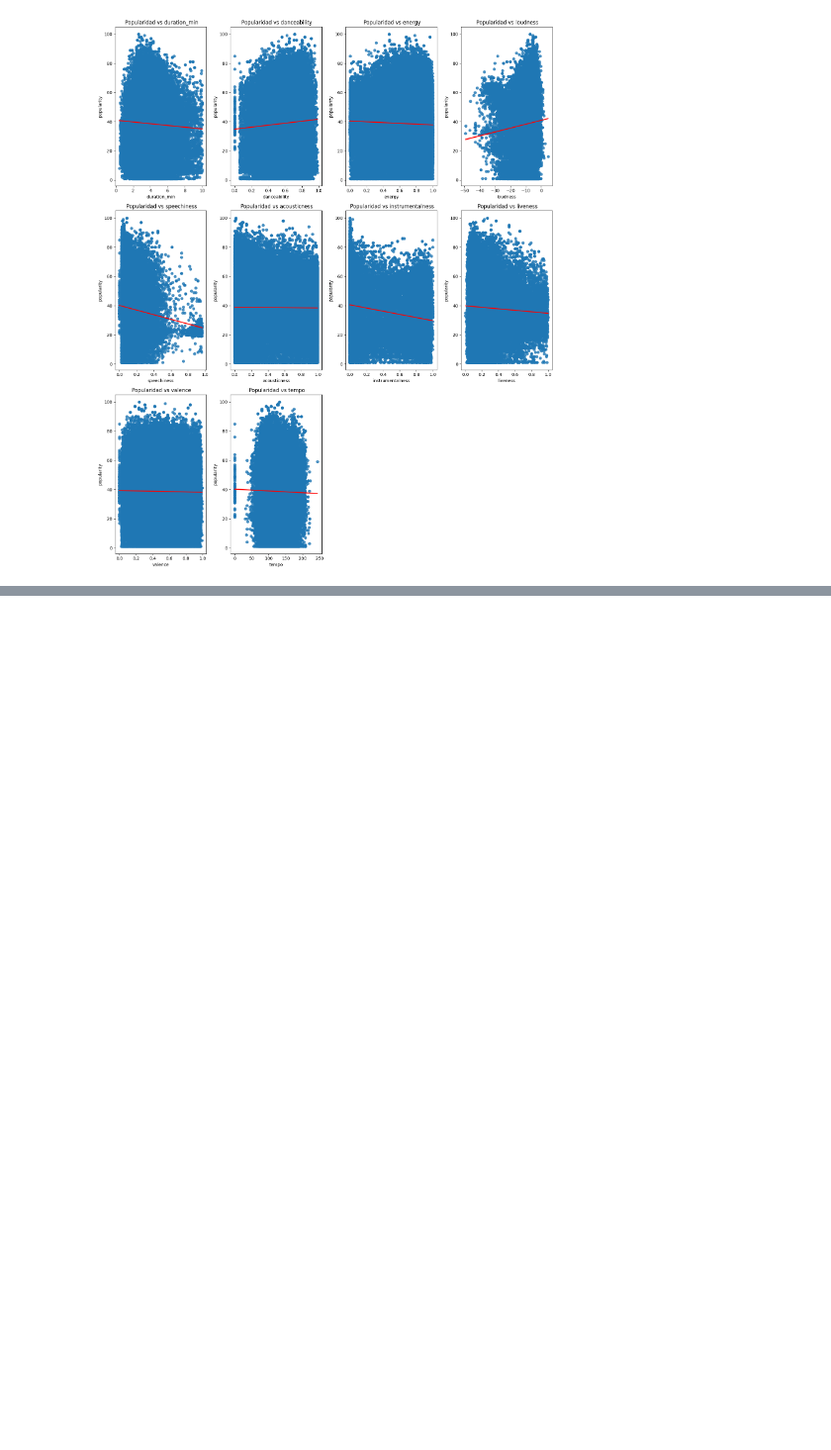
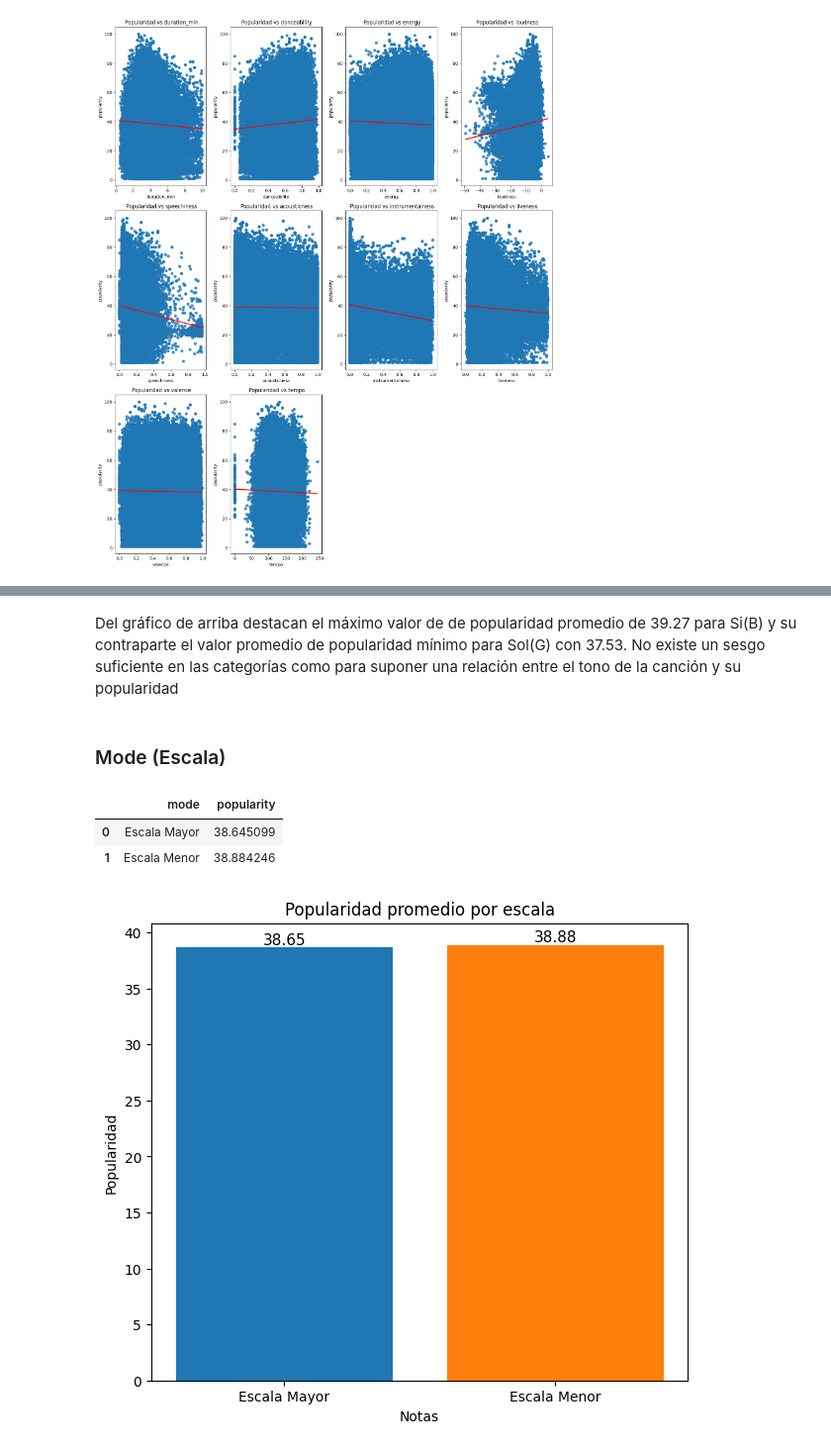
Before and after one commit to AEEM1993/Caso_Practico_Estadistica, a Jupyter notebook: caso_practico_v2.ipynb, the cells around one changed output, grey strips where cells are left out. Shown at 99% size. Cells and saved outputs as stored; diff of their text form; code cells hidden in the pictures; blank space fills up the shorter version.

```diff
--- a/caso_practico_v2.ipynb
+++ b/caso_practico_v2.ipynb
@@ -225,0 +311,20 @@ De las gráficas anteriores se puede obtener las siguientes conclusiones:
+# %% [markdown]
+Del gráfico de arriba destacan el máximo valor de de popularidad promedio de 39.27 para Si(B) y su contraparte el valor promedio de popularidad mínimo para Sol(G) con 37.53. No existe un sesgo suficiente en las categorías como para suponer una relación entre el tono de la canción y su popularidad
+# %% [markdown]
+### Mode (Escala)
+# %%
+temp_3 = df_process.groupby(by="mode", observed=True)["popularity"].mean().reset_index()
+display(temp_3)
+plt.figure(figsize=(7,6))
+bars = plt.bar(temp_3["mode"], temp_3["popularity"], color=colors[:len(temp_3)])
+for bar, value in zip(bars, temp_3["popularity"]):
+    plt.text(bar.get_x() + bar.get_width() / 2, bar.get_height(), f"{value:.2f}", ha='center', va='bottom', fontsize=11)
+plt.title("Popularidad promedio por escala")
+plt.ylabel("Popularidad")
+plt.xlabel("Notas")
+plt.show()
+# %% [output]
+|  | mode | popularity |
+| 0 | Escala Mayor | 38.645099 |
+| 1 | Escala Menor | 38.884246 |
+[figure, added]
```
Also changed, not shown: parts of 23 cells of this notebook.
